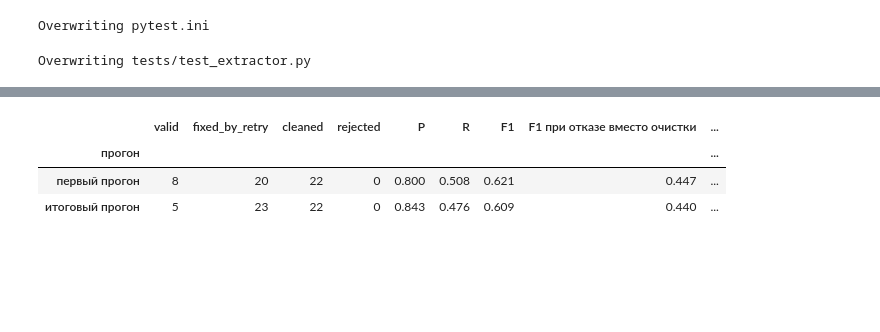
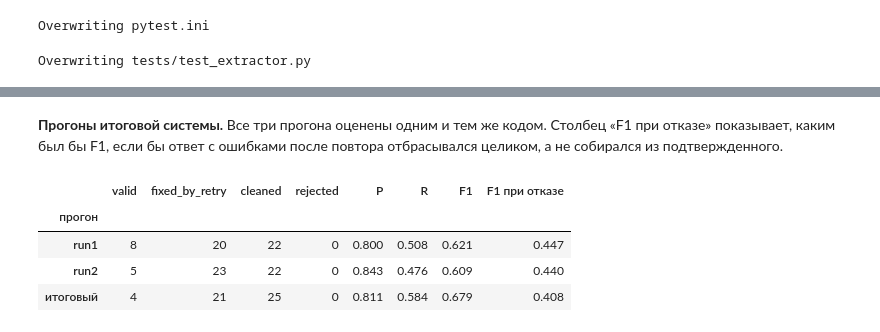
Before and after one commit to Toneryy/aot-2026, a Jupyter notebook: Daniil_Meshcheryakov/lab4/lab4.ipynb, the cells around one changed output, grey strips where cells are left out. Cells and saved outputs as stored; diff of their text form; code cells hidden in the pictures; blank space fills up the shorter version.

```diff
--- a/Daniil_Meshcheryakov/lab4/lab4.ipynb
+++ b/Daniil_Meshcheryakov/lab4/lab4.ipynb
@@ -59,10 +59,11 @@ if not RAW_PATH.exists():
     urllib.request.urlretrieve(RAW_URL, RAW_PATH)
 
 GOLD_TYPES = {"Drugname": "drug", "DI": "indication", "ADR": "adverse_reaction"}
+REPLACE = ((chr(0x451), chr(0x435)), (chr(0x401), chr(0x415)), (chr(0x2014), "-"), (chr(0x2013), "-"))
 
 
 def clean(s):
-    for a, b in (("\u0451", "\u0435"), ("\u0401", "\u0415"), ("\u2014", "-"), ("\u2013", "-")):
+    for a, b in REPLACE:
         s = s.replace(a, b)
     return s
 
@@ -111,6 +112,7 @@ print(f"отзывов в корпусе: {len(reviews)}, подходят по
       f"(с ADR {len(with_adr)}, без ADR {len(without_adr)}), выбрано: {len(data)}")
 print("длина отзыва, символов: среднее", round(data["text"].str.len().mean()),
       ", медиана", int(data["text"].str.len().median()))
+print("отзывов с хвостом RATING ... NOTE:", data["text"].str.contains("RATING").sum())
 # %% [output]
 отзывов в корпусе: 500, подходят по длине: 451 (с ADR 176, без ADR 275), выбрано: 50
 длина отзыва, символов: среднее 713 , медиана 711
@@ -856,0 +1066,8 @@ Counter({'fixed_by_retry': 23, 'cleaned': 22, 'valid': 5})
+# %%
+text_by_id = dict(zip(data["id"], data["text"]))
+for r in raw_final:
+    checks = [check_response(a["raw"], text_by_id[r["id"]]) for a in r["attempts"]]
+    assert [c.errors for c in checks] == [a["errors"] for a in r["attempts"]], r["id"]
+    replay = finalize(checks, text_by_id[r["id"]])
+    assert replay["status"] == r["status"] and replay["result"] == r["result"], r["id"]
+print("ошибки проверки, статусы и итоговые ответы совпадают с пересчетом для всех", len(raw_final), "отзывов")
@@ -887,7 +1106,7 @@ def answer_fields(raw):
 
 
 def schema_ok(raw):
-    value = loose_json(raw)
+    value, _ = parse_json(raw)
     try:
         Extraction.model_validate(value)
         return True
@@ -934,11 +1153,11 @@ for rows in systems.values():
         row.update(audit(row["pred"], texts[row["id"]]))
 
 
-def match(pred, gold):
+def match(pred, gold, threshold=THRESHOLD):
     pairs = sorted(((similarity(p, g), i, j) for i, p in enumerate(pred) for j, g in enumerate(gold)), reverse=True)
     used_p, used_g = set(), set()
     for score, i, j in pairs:
-        if score < THRESHOLD:
+        if score < threshold:
             break
         if i not in used_p and j not in used_g:
             used_p.add(i)
@@ -952,16 +1171,17 @@ def prf(tp, n_pred, n_gold):
     return p, r, (2 * p * r / (p + r) if p + r else 0.0)
 
 
-def quality(rows):
+def quality(rows, threshold=THRESHOLD, gold=None):
+    gold = gold or gold_by_id
     counts = {f: [0, 0, 0] for f in FIELDS}
     for row in rows:
         for f in FIELDS:
-            used_p, _ = match(row["pred"][f], gold_by_id[row["id"]][f])
+            used_p, _ = match(row["pred"][f], gold[row["id"]][f], threshold)
             counts[f][0] += len(used_p)
             counts[f][1] += len(row["pred"][f])
-            counts[f][2] += len(gold_by_id[row["id"]][f])
+            counts[f][2] += len(gold[row["id"]][f])
     total = [sum(c[k] for c in counts.values()) for k in range(3)]
-    return {"micro": prf(*total), **{f: prf(*c) for f, c in counts.items()}}
+    return {"micro": prf(*total), "tp": total[0], **{f: prf(*c) for f, c in counts.items()}}
 
 
 def share(rows, key):
@@ -980,7 +1200,6 @@ for name, rows in systems.items():
     q = qualities[name]
     table[name] = {
         "Ответ целиком разбирается как JSON": share(rows, "json_strict"),
-        "JSON после снятия обертки": share(rows, "json_loose"),
         "Проходит схему Pydantic": share(rows, "schema"),
         "Проходит все проверки без очистки": share(rows, "all_checks"),
         "Фрагменты evidence, которых нет в тексте": count_of(rows, "bad_evidence", "evidence"),
@@ -996,6 +1215,7 @@ for name, rows in systems.items():
     }
 metrics = pd.DataFrame(table)
 metrics.to_csv(RESULTS / "metrics.csv", encoding="utf-8")
-print("статусы итоговой системы:", dict(statuses))
+print("статусы итоговой системы:", dict(statuses), "| повторов:", sum(r["attempts"] > 1 for r in systems["итоговая система"]),
+      "| вызовов модели:", sum(r["attempts"] for r in systems["итоговая система"]))
 metrics
 # %% [output]
@@ -1022,28 +1322,25 @@ metrics
+# %% [markdown]
+**Прогоны итоговой системы.** Все три прогона оценены одним и тем же кодом. Столбец «F1 при отказе» показывает, каким был бы F1, если бы ответ с ошибками после повтора отбрасывался целиком, а не собирался из подтвержденного.
 # %%
 def rejecting(rows):
     return [{**r, "pred": {f: [] for f in ALL_FIELDS}} if r["status"] == "cleaned" else r for r in rows]
 
 
-first_run = [json.loads(line) for line in
-             (RESULTS / "first_run" / "raw_final.jsonl").read_text(encoding="utf-8").splitlines()]
 summary = []
-for name, raw_rows in (("первый прогон", first_run), ("итоговый прогон", raw_final)):
+for name, raw_rows in dev_runs.items():
     rows = final_system(raw_rows)
     q = quality(rows)
-    removed = [(r["id"], f, x) for r in raw_rows for f, x in r["removed_items"]]
     summary.append({
         "прогон": name, **{s: sum(r["status"] == s for r in raw_rows) for s in ("valid", "fixed_by_retry", "cleaned", "rejected")},
         "P": round(q["micro"][0], 3), "R": round(q["micro"][1], 3), "F1": round(q["micro"][2], 3),
-        "F1 при отказе вместо очистки": round(quality(rejecting(rows))["micro"][2], 3),
-        "удалено элементов": len(removed),
-        "из них верных": sum(any(similarity(x, g) >= THRESHOLD for g in gold_by_id[rid][f]) for rid, f, x in removed),
-        "удалено evidence": sum(len(r["removed_evidence"]) for r in raw_rows),
+        "F1 при отказе": round(quality(rejecting(rows))["micro"][2], 3),
     })
 runs = pd.DataFrame(summary).set_index("прогон")
 runs.to_csv(RESULTS / "runs.csv", encoding="utf-8")
 runs
 # %% [output]
-|  | valid | fixed_by_retry | cleaned | rejected | P | R | F1 | F1 при отказе вместо очистки | ... |
-| прогон |  |  |  |  |  |  |  |  | ... |
-| первый прогон | 8 | 20 | 22 | 0 | 0.800 | 0.508 | 0.621 | 0.447 | ... |
-| итоговый прогон | 5 | 23 | 22 | 0 | 0.843 | 0.476 | 0.609 | 0.440 | ... |
+|  | valid | fixed_by_retry | cleaned | rejected | P | R | F1 | F1 при отказе |
+| прогон |  |  |  |  |  |  |  |  |
+| run1 | 8 | 20 | 22 | 0 | 0.800 | 0.508 | 0.621 | 0.447 |
+| run2 | 5 | 23 | 22 | 0 | 0.843 | 0.476 | 0.609 | 0.440 |
+| итоговый | 4 | 21 | 25 | 0 | 0.811 | 0.584 | 0.679 | 0.408 |
```
Also changed, not shown: parts of 43 cells of this notebook, 18 other files.
